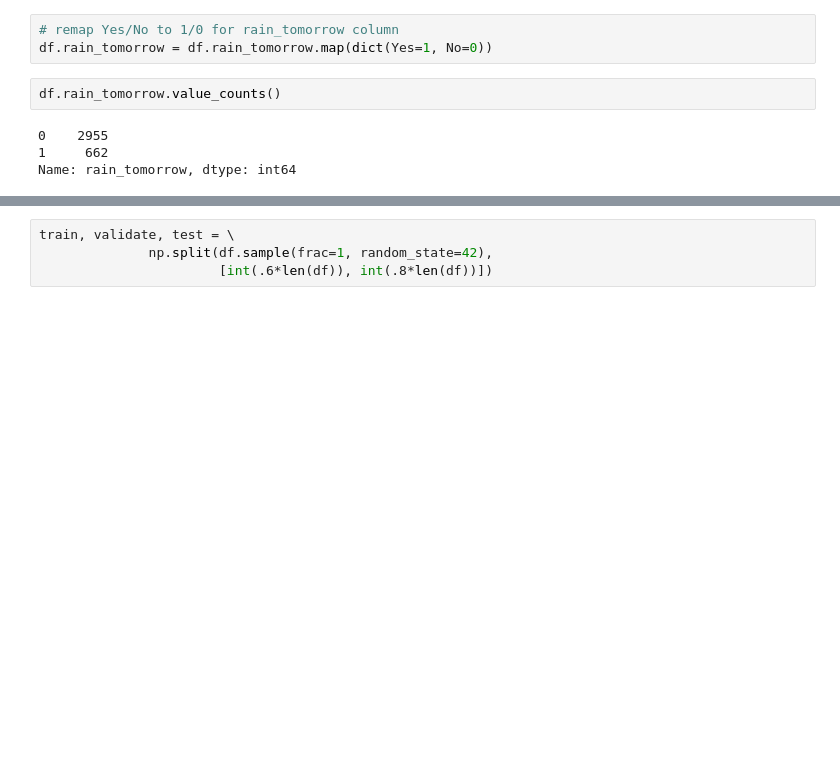
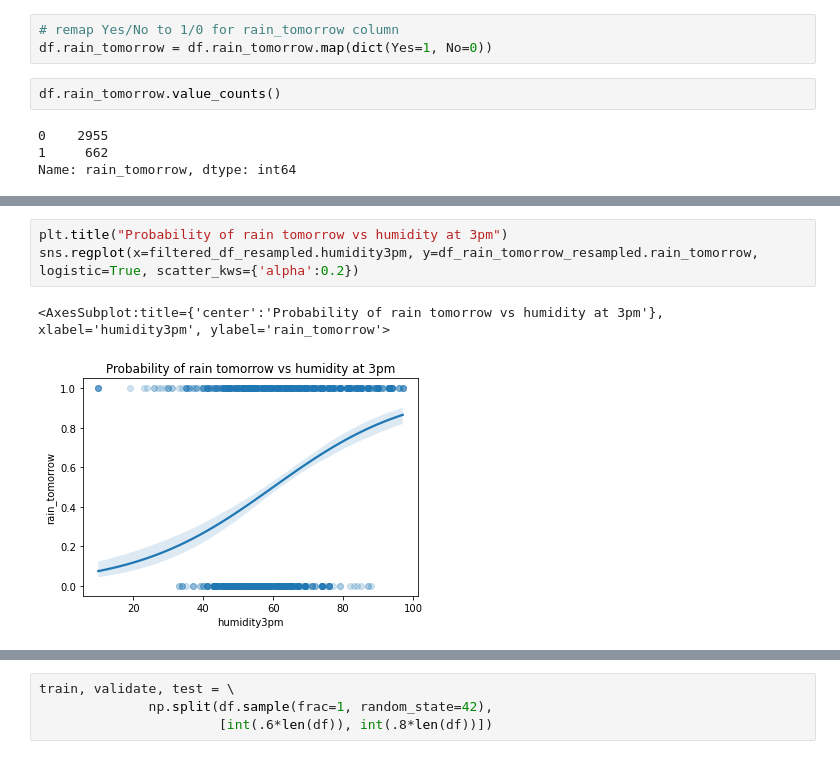
Before and after one commit to ancheypeng/cs4701, a Jupyter notebook: rainfall_prediction.ipynb, the cells around one changed output, grey strips where cells are left out. Cells and saved outputs as stored; diff of their text form; blank space fills up the shorter version.

```diff
--- a/rainfall_prediction.ipynb
+++ b/rainfall_prediction.ipynb
@@ -36,0 +72,6 @@ rain_tomorrow = df['rain_tomorrow'].to_numpy()
+# %%
+plt.title("Probability of rain tomorrow vs humidity at 3pm")
+sns.regplot(x=filtered_df_resampled.humidity3pm, y=df_rain_tomorrow_resampled.rain_tomorrow, logistic=True, scatter_kws={'alpha':0.2})
+# %% [output]
+<AxesSubplot:title={'center':'Probability of rain tomorrow vs humidity at 3pm'}, xlabel='humidity3pm', ylabel='rain_tomorrow'>
+[figure, added]
```
Also changed, not shown: parts of 22 cells of this notebook.
